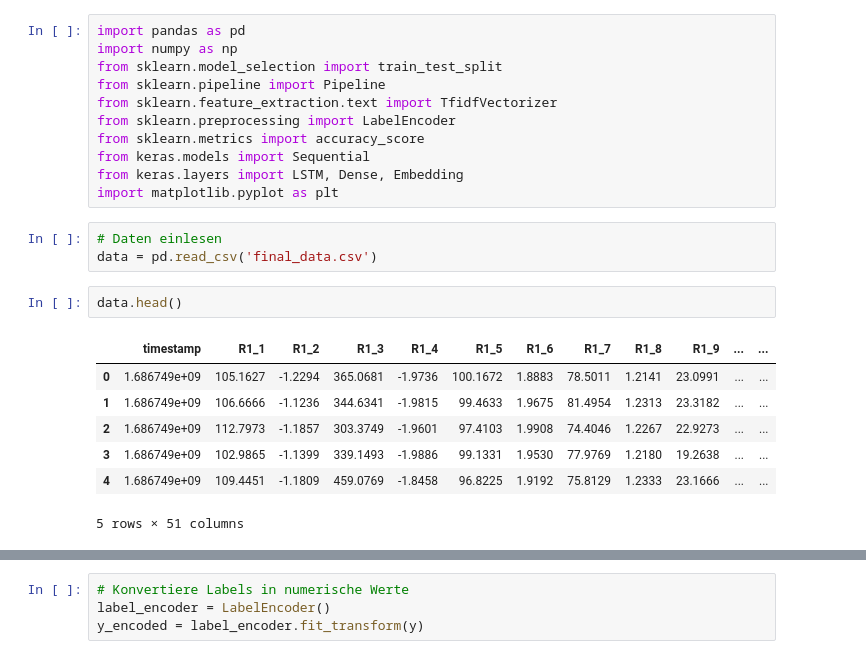
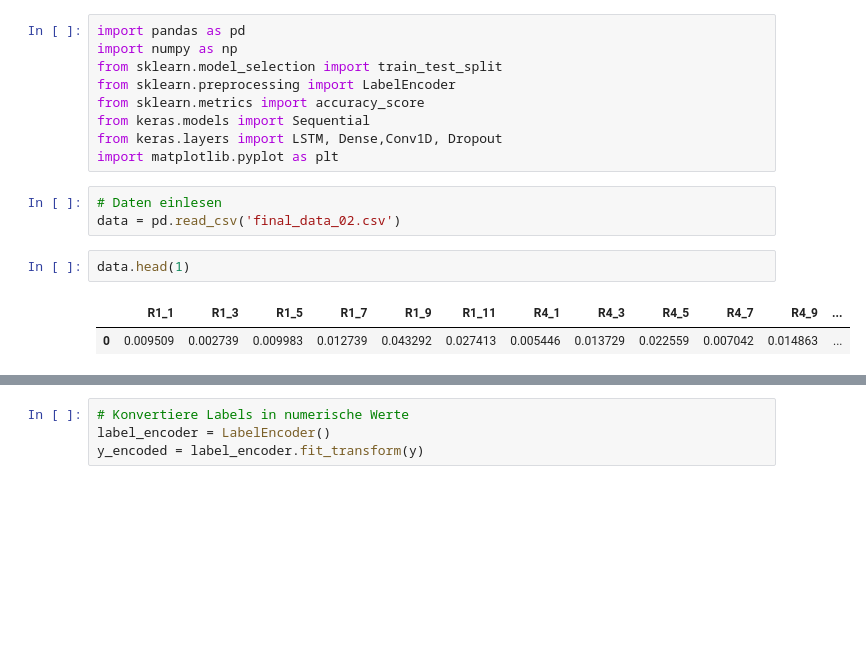
Before and after one commit to htsago/Sensorprobe, a Jupyter notebook: model.ipynb, the cells around one changed output, grey strips where cells are left out. Cells and saved outputs as stored; diff of their text form; blank space fills up the shorter version.

Commit message:
poor LSTM model

```diff
--- a/model.ipynb
+++ b/model.ipynb
@@ -2,23 +2,16 @@
 import pandas as pd
 import numpy as np
 from sklearn.model_selection import train_test_split
-from sklearn.pipeline import Pipeline
-from sklearn.feature_extraction.text import TfidfVectorizer
 from sklearn.preprocessing import LabelEncoder
 from sklearn.metrics import accuracy_score
 from keras.models import Sequential
-from keras.layers import LSTM, Dense, Embedding
+from keras.layers import LSTM, Dense,Conv1D, Dropout
 import matplotlib.pyplot as plt
 # %%
 # Daten einlesen
-data = pd.read_csv('final_data.csv')
+data = pd.read_csv('final_data_02.csv')
 # %%
-data.head()
+data.head(1)
 # %% [output]
-|  | timestamp | R1_1 | R1_2 | R1_3 | R1_4 | R1_5 | R1_6 | R1_7 | R1_8 | R1_9 | ... | ... |
-| 0 | 1.686749e+09 | 105.1627 | -1.2294 | 365.0681 | -1.9736 | 100.1672 | 1.8883 | 78.5011 | 1.2141 | 23.0991 | ... | ... |
-| 1 | 1.686749e+09 | 106.6666 | -1.1236 | 344.6341 | -1.9815 | 99.4633 | 1.9675 | 81.4954 | 1.2313 | 23.3182 | ... | ... |
-| 2 | 1.686749e+09 | 112.7973 | -1.1857 | 303.3749 | -1.9601 | 97.4103 | 1.9908 | 74.4046 | 1.2267 | 22.9273 | ... | ... |
-| 3 | 1.686749e+09 | 102.9865 | -1.1399 | 339.1493 | -1.9886 | 99.1331 | 1.9530 | 77.9769 | 1.2180 | 19.2638 | ... | ... |
-| 4 | 1.686749e+09 | 109.4451 | -1.1809 | 459.0769 | -1.8458 | 96.8225 | 1.9192 | 75.8129 | 1.2333 | 23.1666 | ... | ... |
+|  | R1_1 | R1_3 | R1_5 | R1_7 | R1_9 | R1_11 | R4_1 | R4_3 | R4_5 | R4_7 | R4_9 | ... |
+| 0 | 0.009509 | 0.002739 | 0.009983 | 0.012739 | 0.043292 | 0.027413 | 0.005446 | 0.013729 | 0.022559 | 0.007042 | 0.014863 | ... |
-5 rows × 51 columns
```
Also changed, not shown: parts of 27 cells of this notebook, 4 other files.
